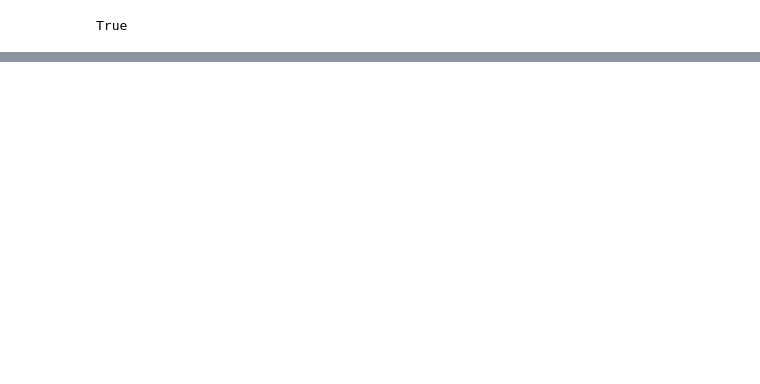
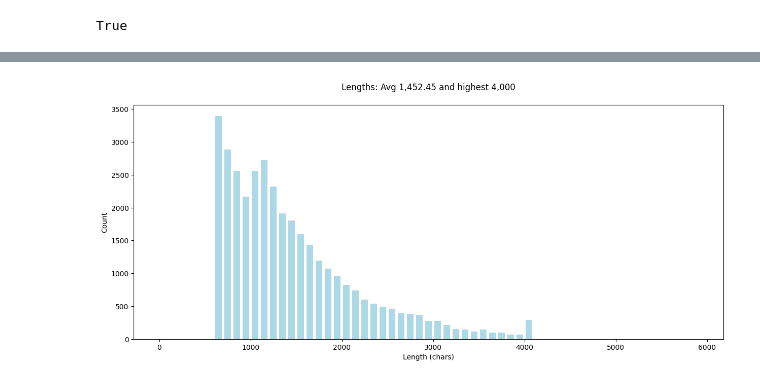
Before and after one commit to MWPerrineJr/llm_engineering-1, a Jupyter notebook: my-work/Week 6/1-day1.ipynb, the cells around one changed output, grey strips where cells are left out. Cells and saved outputs as stored; diff of their text form; code cells hidden in the pictures; blank space fills up the shorter version.

```diff
--- a/my-work/Week 6/1-day1.ipynb
+++ b/my-work/Week 6/1-day1.ipynb
@@ -29,0 +39,5 @@ True
+# %%
+dataset = load_dataset("McAuley-Lab/Amazon-Reviews-2023",
+                       "raw_meta_Appliances",
+                       split="full",
+                       trust_remote_code=True) # Load the full Appliances dataset from Amazon Reviews 2023
@@ -29,0 +69,15 @@ True
+# %%
+# What's the most expensive item
+
+max_price = 0
+max_item = None
+
+for datapoint in tqdm(dataset):
+    try:
+        price = float(datapoint['price'])
+        if price > max_price :
+            max_price = price
+            max_item  = datapoint
+    except ValueError:
+        pass
+print(f"The most expensive item is {max_item['title']} and it costs {max_price:,.2f}")
@@ -29,0 +86,6 @@ True
+# %%
+# Load into Item objects if they have a price range $1-$1000 and enough details
+
+items = [parse(datapoint, "Appliances") for datapoint in tqdm(dataset)]
+items = [item for item in items if item is not None]
+print(f"There are {len(items):,} items from {len(dataset):,} datapoints")
@@ -29,0 +104,16 @@ True
+# %%
+prices = [item.price for item in items]
+lengths = [len(item.full) for item in items]
+# %%
+# Plot the distribution of lengths
+
+plt.figure(figsize=(15, 6))
+plt.title(f"Lengths: Avg {sum(lengths)/len(lengths):,.2f} and highest {max(lengths):,}\n")
+plt.xlabel('Length (chars)')
+plt.ylabel('Count')
+plt.hist(lengths,
+         rwidth=0.7,
+         color='lightblue',
+         bins=range(0, 6000, 100));
+# %% [output]
+[figure, added]
```
Also changed, not shown: parts of 21 cells of this notebook.
